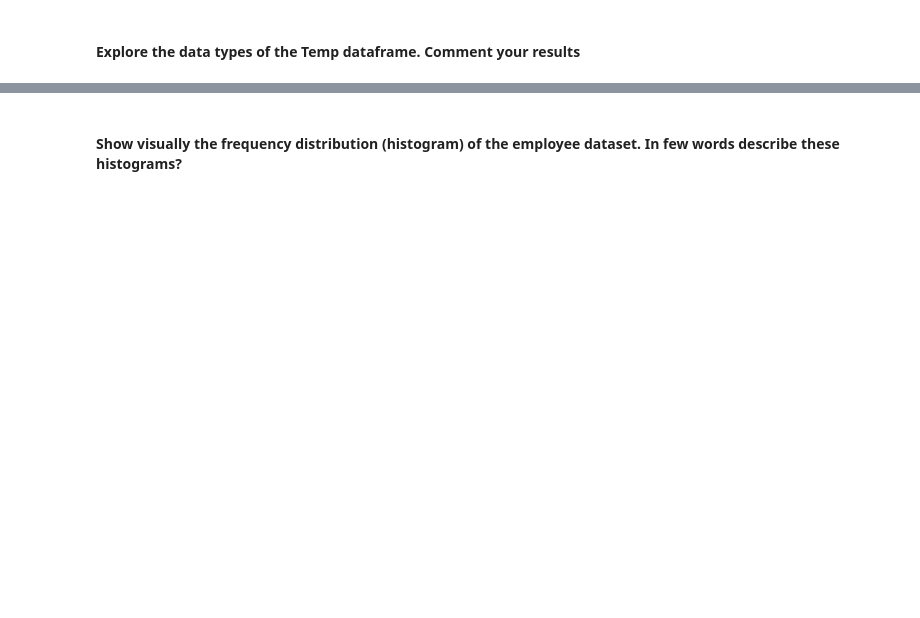
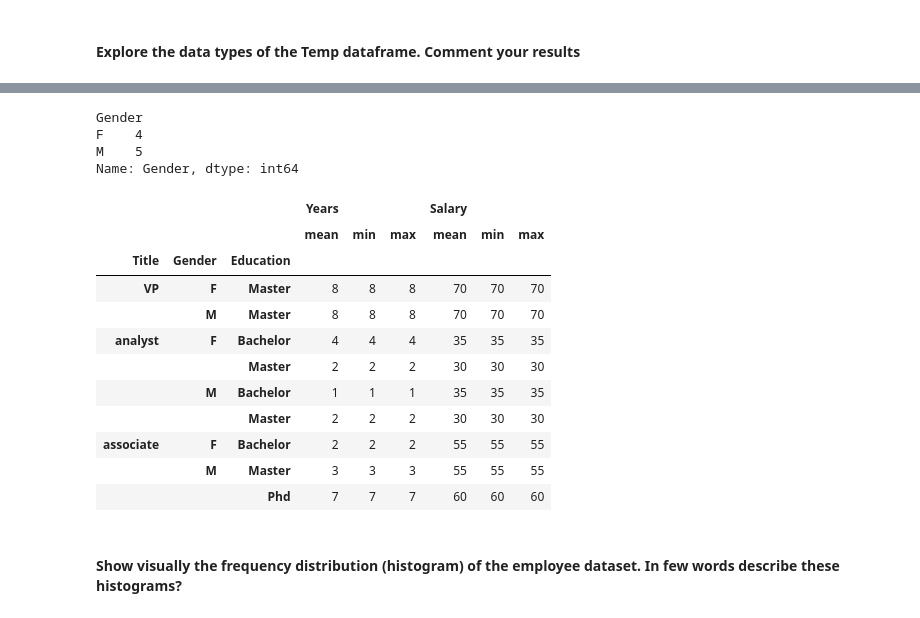
Before and after one commit to ta-data-mex/lab-subsetting-and-descriptive-stats, a Jupyter notebook: your-code/main.ipynb, the cells around one changed output, grey strips where cells are left out. Cells and saved outputs as stored; diff of their text form; code cells hidden in the pictures; blank space fills up the shorter version.

```diff
--- a/your-code/main.ipynb
+++ b/your-code/main.ipynb
@@ -64,0 +155,22 @@ import pandas as pd
+# %%
+employee.groupby('Gender')['Gender'].count()
+# %% [output]
+Gender
+F    4
+M    5
+Name: Gender, dtype: int64
+# %%
+employee.groupby(['Title','Gender', 'Education'])['Years','Salary'].agg(['mean', 'min', 'max'])
+# %% [output]
+|  |  |  | Years |  |  | Salary |  |  |
+|  |  |  | mean | min | max | mean | min | max |
+| Title | Gender | Education |  |  |  |  |  |  |
+| VP | F | Master | 8 | 8 | 8 | 70 | 70 | 70 |
+|  | M | Master | 8 | 8 | 8 | 70 | 70 | 70 |
+| analyst | F | Bachelor | 4 | 4 | 4 | 35 | 35 | 35 |
+|  |  | Master | 2 | 2 | 2 | 30 | 30 | 30 |
+|  | M | Bachelor | 1 | 1 | 1 | 35 | 35 | 35 |
+|  |  | Master | 2 | 2 | 2 | 30 | 30 | 30 |
+| associate | F | Bachelor | 2 | 2 | 2 | 55 | 55 | 55 |
+|  | M | Master | 3 | 3 | 3 | 55 | 55 | 55 |
+|  |  | Phd | 7 | 7 | 7 | 60 | 60 | 60 |
```
Also changed, not shown: parts of 65 cells of this notebook.
